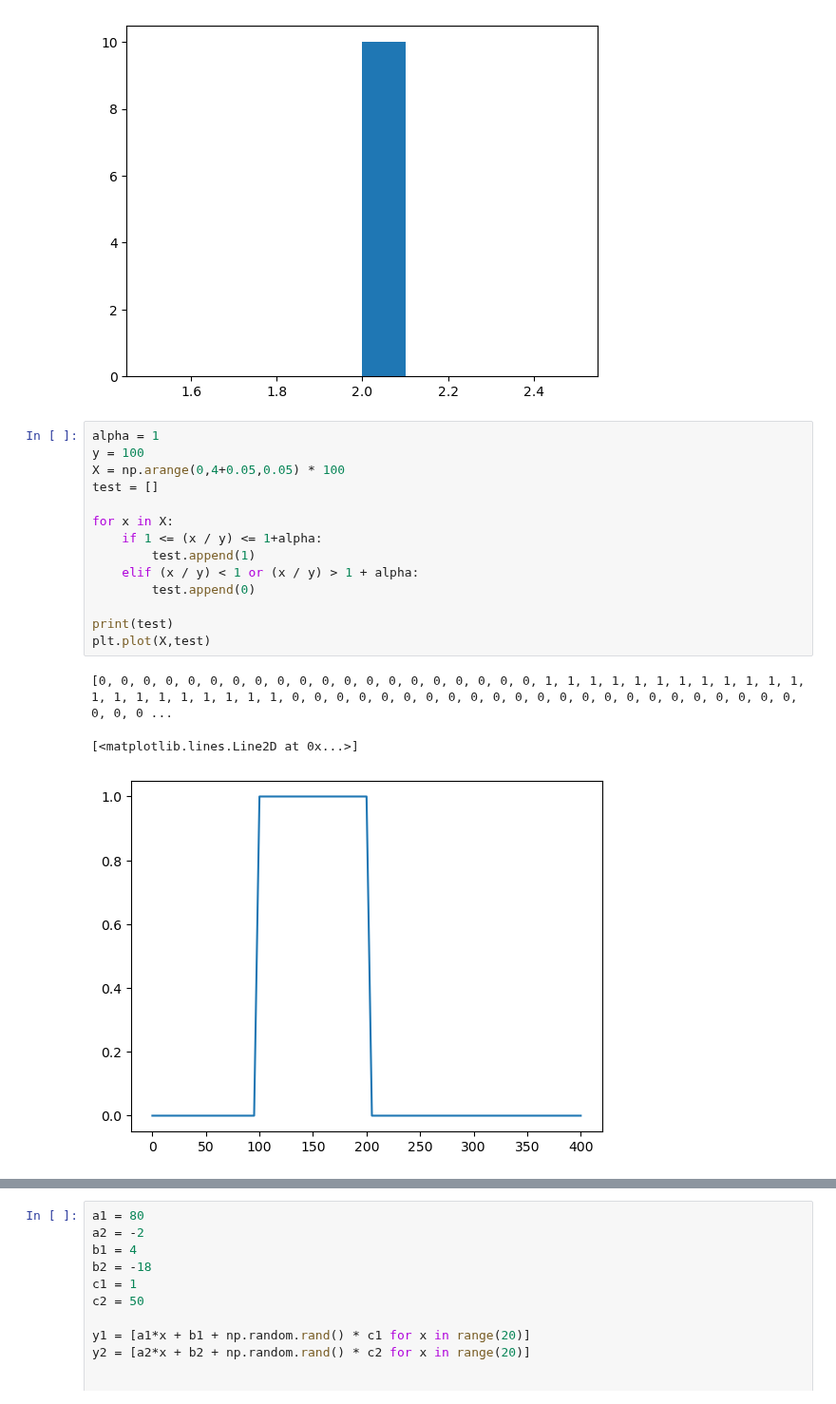
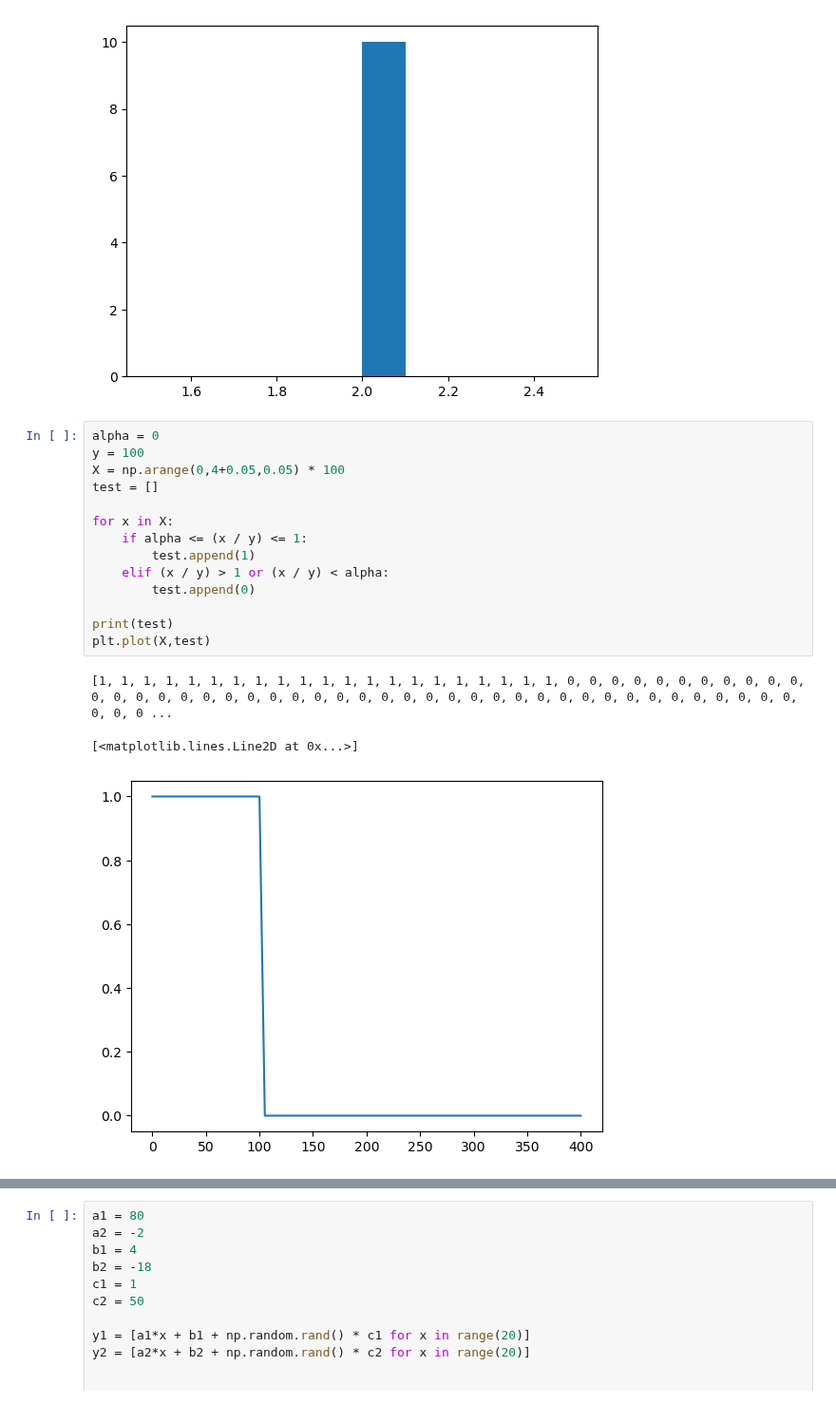
Before and after one commit to aM0NKE/ComplexSystemSimulation, a Jupyter notebook: mesa-schelling/cluster_find_function.ipynb, the cells around one changed output, grey strips where cells are left out. Shown at 95% size. Saved outputs shown, nothing was run; the diff lists cells and outputs as text.

```diff
--- a/mesa-schelling/cluster_find_function.ipynb
+++ b/mesa-schelling/cluster_find_function.ipynb
@@ -174,20 +174,20 @@ True
 [figure]
 [figure]
 # %%
-alpha = 1
+alpha = 0
 y = 100
 X = np.arange(0,4+0.05,0.05) * 100
 test = []
 
 for x in X:
-    if 1 <= (x / y) <= 1+alpha:
+    if alpha <= (x / y) <= 1:
         test.append(1)
-    elif (x / y) < 1 or (x / y) > 1 + alpha:
+    elif (x / y) > 1 or (x / y) < alpha:
         test.append(0)
 
 print(test)
 plt.plot(X,test)
 # %% [output]
-[0, 0, 0, 0, 0, 0, 0, 0, 0, 0, 0, 0, 0, 0, 0, 0, 0, 0, 0, 0, 1, 1, 1, 1, 1, 1, 1, 1, 1, 1, 1, 1, 1, 1, 1, 1, 1, 1, 1, 1, 1, 0, 0, 0, 0, 0, 0, 0, 0, 0, 0, 0, 0, 0, 0, 0, 0, 0, 0, 0, 0, 0, 0, 0, 0, 0, 0 ...
+[1, 1, 1, 1, 1, 1, 1, 1, 1, 1, 1, 1, 1, 1, 1, 1, 1, 1, 1, 1, 1, 0, 0, 0, 0, 0, 0, 0, 0, 0, 0, 0, 0, 0, 0, 0, 0, 0, 0, 0, 0, 0, 0, 0, 0, 0, 0, 0, 0, 0, 0, 0, 0, 0, 0, 0, 0, 0, 0, 0, 0, 0, 0, 0, 0, 0, 0 ...
 [<matplotlib.lines.Line2D at 0x...>]
-[figure, old version]
+[figure, new version]
```
Also changed, not shown: parts of 1 cell of this notebook, 1 other file.
